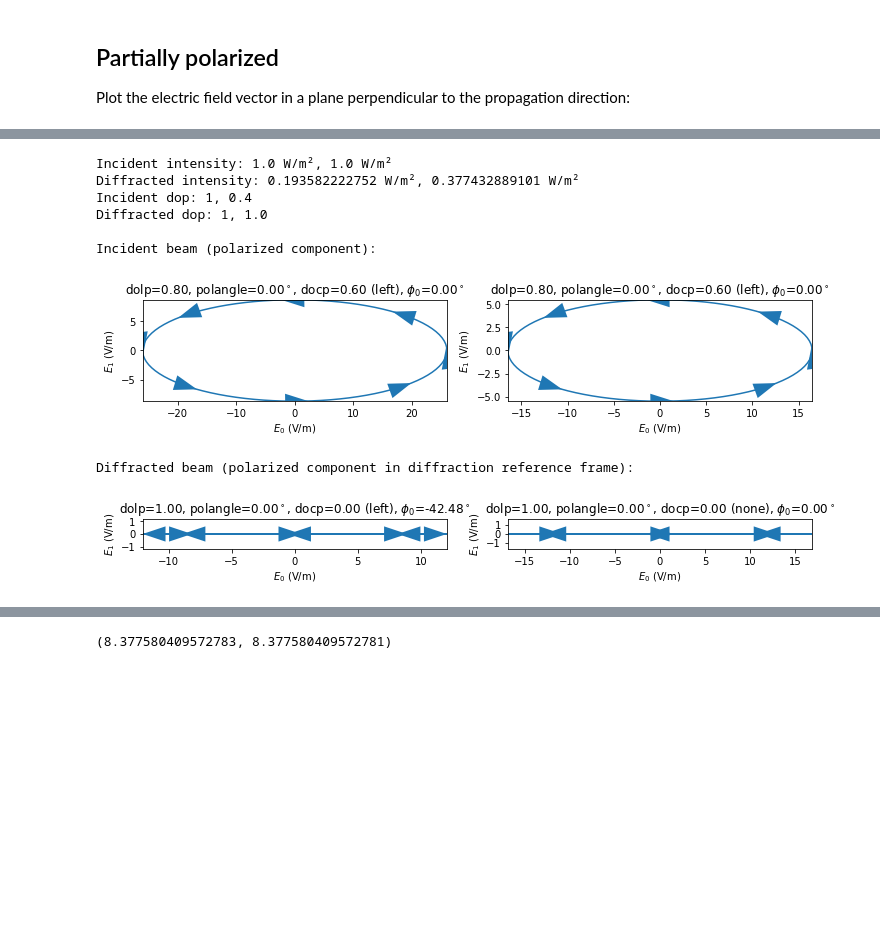
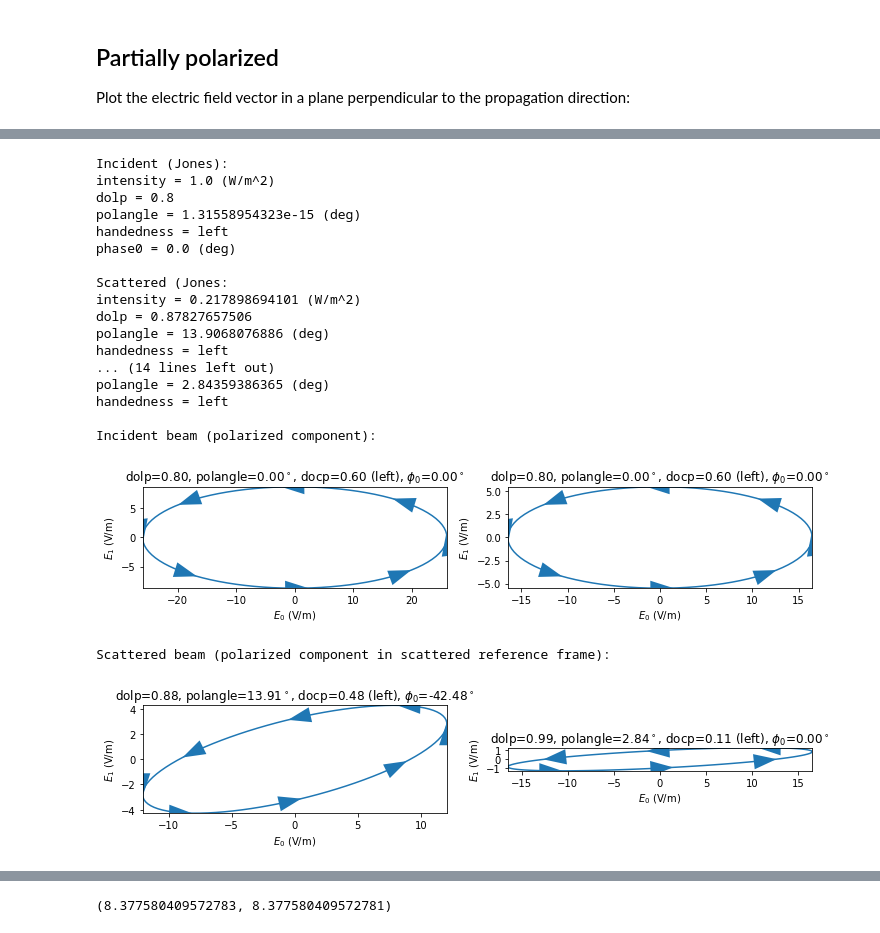
Before and after one commit to woutdenolf/spectrocrunch, a Jupyter notebook: doc/source/tutorials/polarization.ipynb, the cells around one changed output, grey strips where cells are left out. Cells and saved outputs as stored; diff of their text form; code cells hidden in the pictures; blank space fills up the shorter version.

```diff
--- a/doc/source/tutorials/polarization.ipynb
+++ b/doc/source/tutorials/polarization.ipynb
@@ -177,6 +199,4 @@ $$
 # %%
-reload(polarization)
-
 # Define incident intensity and polarization
 intensity = 1 # W/m^2
 dop = 0.4 # degree of polarization (in [0,1])
@@ -194,51 +214,67 @@ S1 = polarization.Stokes.from_params(intensity=intensity,dop=dop,dolp=dolp,\
 
 # Scattering direction: spherical coordinates
 azimuth = 20
-polar = 90 # scattering angle
+polar = 80 # scattering angle
 
-J3 = J1.thomson_scattering(azimuth,polar)
-S3 = S1.thomson_scattering(azimuth,polar)
+J2 = J1.thomson_scattering(azimuth,polar)
+S2 = S1.thomson_scattering(azimuth,polar)
 
-print("Incident intensity: {} W/m², {} W/m²".format(J1.intensity,S1.intensity))
-print("Diffracted intensity: {} W/m², {} W/m²".format(J3.intensity,S3.intensity))
-print("Incident dop: {}, {}".format(J1.dop,S1.dop))
-print("Diffracted dop: {}, {}".format(J3.dop,S3.dop))
+print("Incident (Jones):")
+print J1
+print("\nScattered (Jones:")
+print J2
+
+print("\n\nIncident (Stokes):")
+print S1
+print("\nScattered (Stokes):")
+print S2
 
 # We're looking upstream:
 fig,axs = plt.subplots(1,2,figsize=(12,8))
 
 print("\nIncident beam (polarized component):")
 plt.sca(axs[0])
 J1.plot_efield()
 if S1.dop==0:
     axs[1].set_aspect('equal')
     axs[1].axis('off')
 else:
     plt.sca(axs[1])
     S1.decompose()["pol"].plot_efield()
 plt.show()
 
 fig,axs = plt.subplots(1,2,figsize=(12,8))
 
-print("Diffracted beam (polarized component in diffraction reference frame):")
+print("Scattered beam (polarized component in scattered reference frame):")
 plt.sca(axs[0])
-J3.plot_efield()
-if S3.dop==0:
+J2.plot_efield()
+if S2.dop==0:
     axs[1].set_aspect('equal')
     axs[1].axis('off')
 else:
     plt.sca(axs[1])
-    S3.decompose()["pol"].plot_efield()
+    S2.decompose()["pol"].plot_efield()
 
 plt.show()
 # %% [output]
-Incident intensity: 1.0 W/m², 1.0 W/m²
-Diffracted intensity: 0.193582222752 W/m², 0.377432889101 W/m²
-Incident dop: 1, 0.4
-Diffracted dop: 1, 1.0
+Incident (Jones):
+intensity = 1.0 (W/m^2)
+dolp = 0.8
+polangle = 1.31558954323e-15 (deg)
+handedness = left
+phase0 = 0.0 (deg)
+
+Scattered (Jones:
+intensity = 0.217898694101 (W/m^2)
+dolp = 0.87827657506
+polangle = 13.9068076886 (deg)
+handedness = left
+... (14 lines left out)
+polangle = 2.84359386365 (deg)
+handedness = left
 
 Incident beam (polarized component):
 [figure]
-Diffracted beam (polarized component in diffraction reference frame):
+Scattered beam (polarized component in scattered reference frame):
-[figure, old version]
+[figure, new version]
 # %%
```
Also changed, not shown: parts of 16 cells of this notebook, 9 other files.
